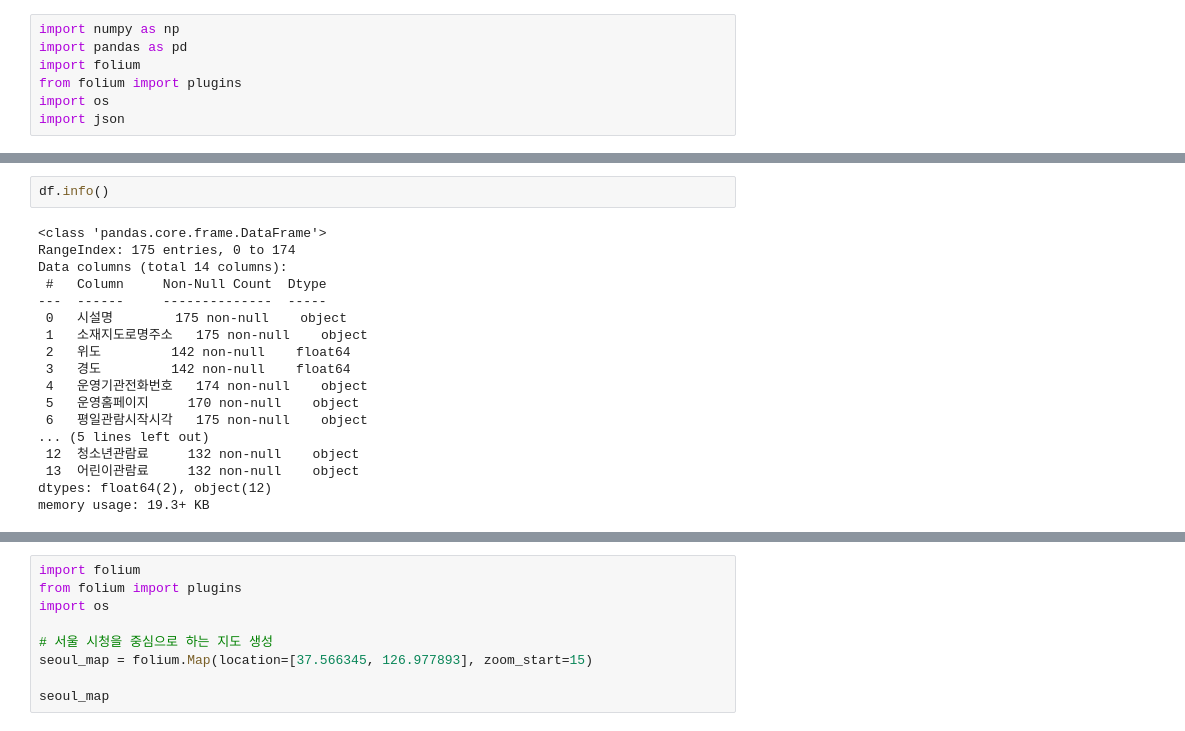
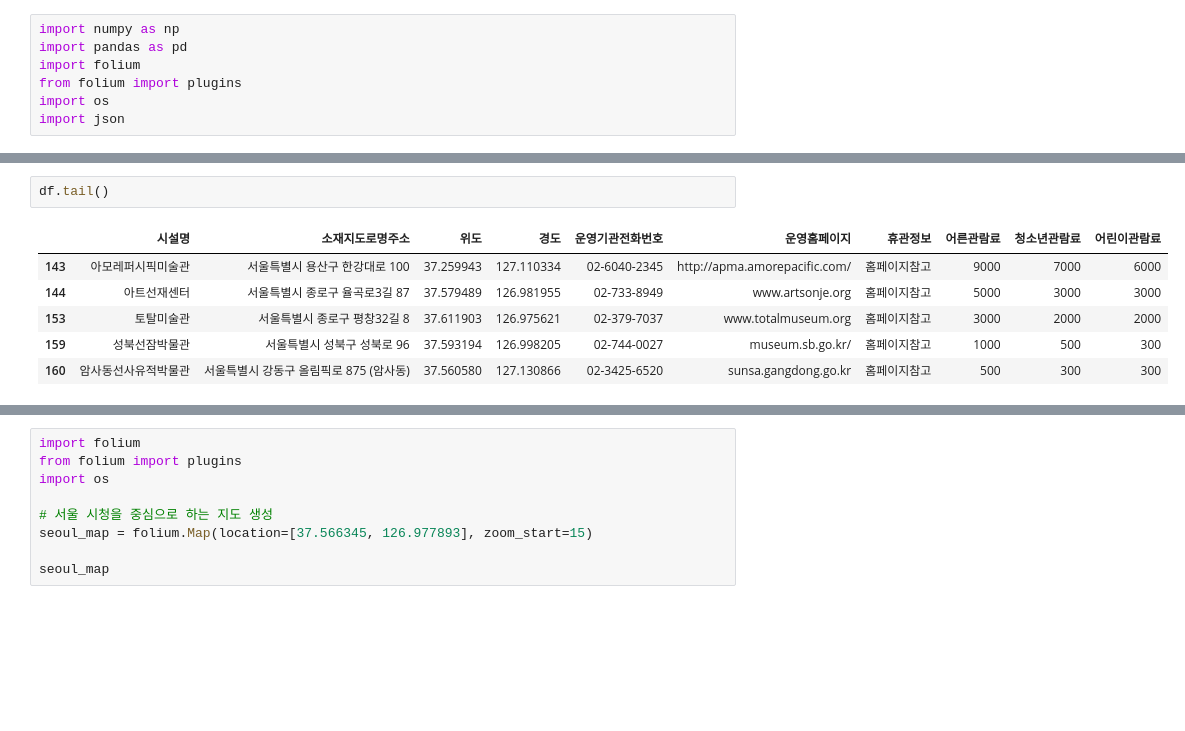
Before and after one commit to Jungddaseul/chatGPT_Mini_Project, a Jupyter notebook: pandas_folium/seoul_food_folium.ipynb, the cells around one changed output, grey strips where cells are left out. Saved outputs shown, nothing was run; the diff lists cells and outputs as text; blank space fills up the shorter version.

```diff
--- a/pandas_folium/seoul_food_folium.ipynb
+++ b/pandas_folium/seoul_food_folium.ipynb
@@ -46,20 +123,9 @@ df
 # %%
-df.info()
+df.tail()
 # %% [output]
-<class 'pandas.core.frame.DataFrame'>
-RangeIndex: 175 entries, 0 to 174
-Data columns (total 14 columns):
- #   Column     Non-Null Count  Dtype
----  ------     --------------  -----
- 0   시설명        175 non-null    object
- 1   소재지도로명주소   175 non-null    object
- 2   위도         142 non-null    float64
- 3   경도         142 non-null    float64
- 4   운영기관전화번호   174 non-null    object
- 5   운영홈페이지     170 non-null    object
- 6   평일관람시작시각   175 non-null    object
-... (5 lines left out)
- 12  청소년관람료     132 non-null    object
- 13  어린이관람료     132 non-null    object
-dtypes: float64(2), object(12)
-memory usage: 19.3+ KB
+|  | 시설명 | 소재지도로명주소 | 위도 | 경도 | 운영기관전화번호 | 운영홈페이지 | 휴관정보 | 어른관람료 | 청소년관람료 | 어린이관람료 |
+| 143 | 아모레퍼시픽미술관 | 서울특별시 용산구 한강대로 100 | 37.259943 | 127.110334 | 02-6040-2345 | http://apma.amorepacific.com/ | 홈페이지참고 | 9000 | 7000 | 6000 |
+| 144 | 아트선재센터 | 서울특별시 종로구 율곡로3길 87 | 37.579489 | 126.981955 | 02-733-8949 | www.artsonje.org | 홈페이지참고 | 5000 | 3000 | 3000 |
+| 153 | 토탈미술관 | 서울특별시 종로구 평창32길 8 | 37.611903 | 126.975621 | 02-379-7037 | www.totalmuseum.org | 홈페이지참고 | 3000 | 2000 | 2000 |
+| 159 | 성북선잠박물관 | 서울특별시 성북구 성북로 96 | 37.593194 | 126.998205 | 02-744-0027 | museum.sb.go.kr/ | 홈페이지참고 | 1000 | 500 | 300 |
+| 160 | 암사동선사유적박물관 | 서울특별시 강동구 올림픽로 875 (암사동) | 37.560580 | 127.130866 | 02-3425-6520 | sunsa.gangdong.go.kr | 홈페이지참고 | 500 | 300 | 300 |
```
Also changed, not shown: parts of 18 cells of this notebook, 3 other files.
